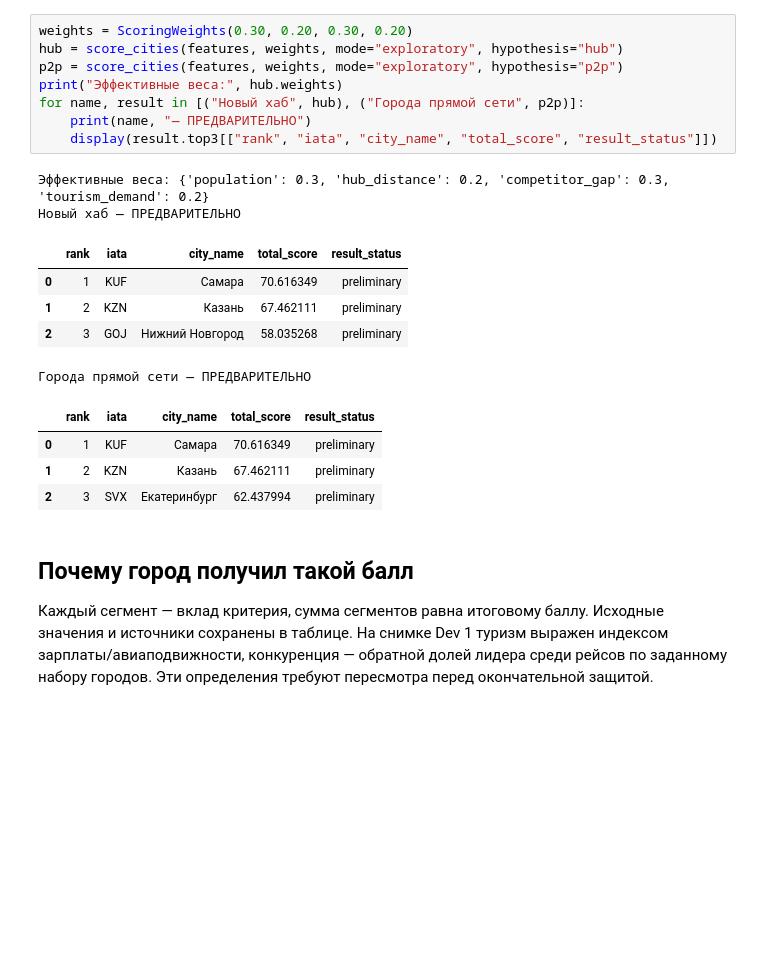
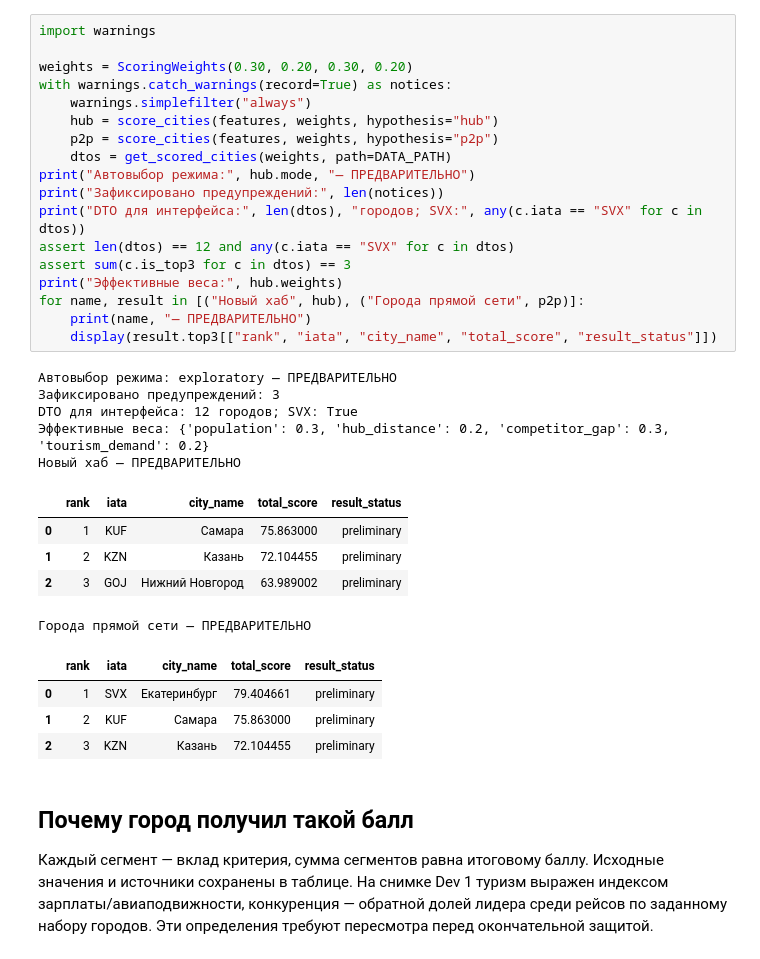
Before and after one commit to Prepodavately/RedWings__hackathon, a Jupyter notebook: notebooks/02_scoring_check.ipynb, the cells around one changed output. Cells and saved outputs as stored; diff of their text form; blank space fills up the shorter version.

```diff
--- a/notebooks/02_scoring_check.ipynb
+++ b/notebooks/02_scoring_check.ipynb
@@ -59,23 +68,36 @@ SVX исключается, для прямой сети он может быт
 # %%
+import warnings
+
 weights = ScoringWeights(0.30, 0.20, 0.30, 0.20)
-hub = score_cities(features, weights, mode="exploratory", hypothesis="hub")
-p2p = score_cities(features, weights, mode="exploratory", hypothesis="p2p")
+with warnings.catch_warnings(record=True) as notices:
+    warnings.simplefilter("always")
+    hub = score_cities(features, weights, hypothesis="hub")
+    p2p = score_cities(features, weights, hypothesis="p2p")
+    dtos = get_scored_cities(weights, path=DATA_PATH)
+print("Автовыбор режима:", hub.mode, "— ПРЕДВАРИТЕЛЬНО")
+print("Зафиксировано предупреждений:", len(notices))
+print("DTO для интерфейса:", len(dtos), "городов; SVX:", any(c.iata == "SVX" for c in dtos))
+assert len(dtos) == 12 and any(c.iata == "SVX" for c in dtos)
+assert sum(c.is_top3 for c in dtos) == 3
 print("Эффективные веса:", hub.weights)
 for name, result in [("Новый хаб", hub), ("Города прямой сети", p2p)]:
     print(name, "— ПРЕДВАРИТЕЛЬНО")
     display(result.top3[["rank", "iata", "city_name", "total_score", "result_status"]])
 # %% [output]
+Автовыбор режима: exploratory — ПРЕДВАРИТЕЛЬНО
+Зафиксировано предупреждений: 3
+DTO для интерфейса: 12 городов; SVX: True
 Эффективные веса: {'population': 0.3, 'hub_distance': 0.2, 'competitor_gap': 0.3, 'tourism_demand': 0.2}
 Новый хаб — ПРЕДВАРИТЕЛЬНО
 |  | rank | iata | city_name | total_score | result_status |
-| 0 | 1 | KUF | Самара | 70.616349 | preliminary |
-| 1 | 2 | KZN | Казань | 67.462111 | preliminary |
-| 2 | 3 | GOJ | Нижний Новгород | 58.035268 | preliminary |
+| 0 | 1 | KUF | Самара | 75.863000 | preliminary |
+| 1 | 2 | KZN | Казань | 72.104455 | preliminary |
+| 2 | 3 | GOJ | Нижний Новгород | 63.989002 | preliminary |
 Города прямой сети — ПРЕДВАРИТЕЛЬНО
 |  | rank | iata | city_name | total_score | result_status |
-| 0 | 1 | KUF | Самара | 70.616349 | preliminary |
-| 1 | 2 | KZN | Казань | 67.462111 | preliminary |
-| 2 | 3 | SVX | Екатеринбург | 62.437994 | preliminary |
+| 0 | 1 | SVX | Екатеринбург | 79.404661 | preliminary |
+| 1 | 2 | KUF | Самара | 75.863000 | preliminary |
+| 2 | 3 | KZN | Казань | 72.104455 | preliminary |
 # %% [markdown]
 ## Почему город получил такой балл
 
```
Also changed, not shown: parts of 8 cells of this notebook, 18 other files.
